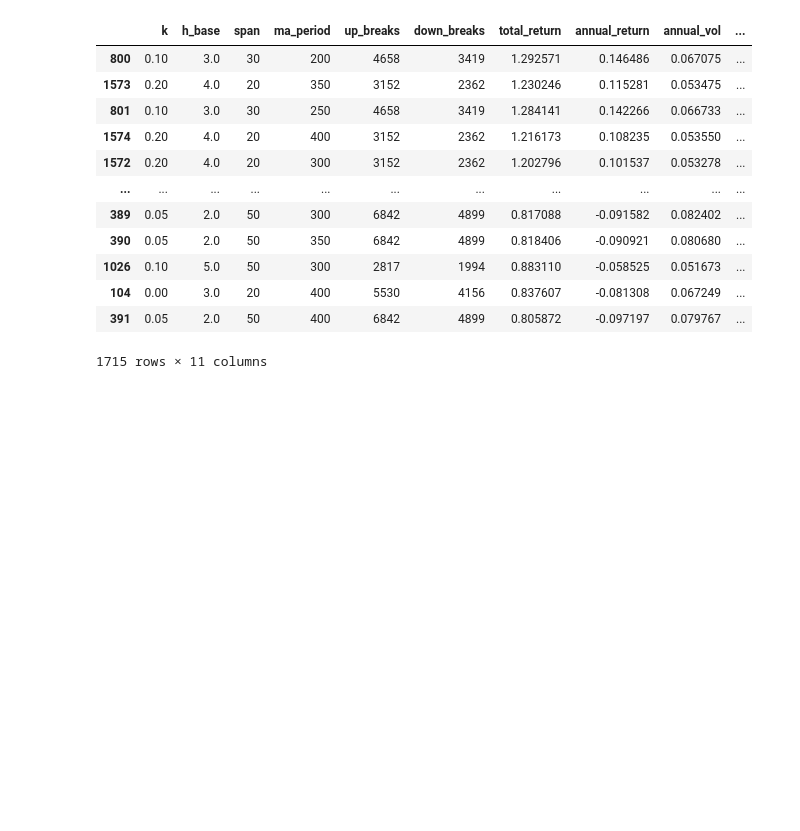
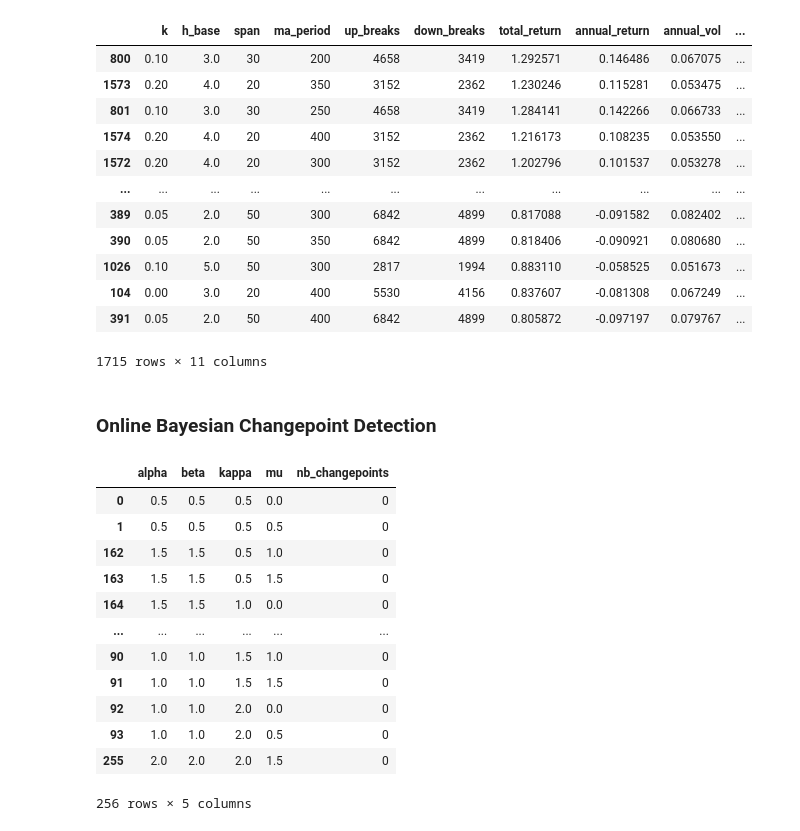
Before and after one commit to matthiasbouquet/advanced_algorithmic_trading, a Jupyter notebook: assignments/week_3/day_11.ipynb, the cells around one changed output. Cells and saved outputs as stored; diff of their text form; code cells hidden in the pictures; blank space fills up the shorter version.

```diff
--- a/assignments/week_3/day_11.ipynb
+++ b/assignments/week_3/day_11.ipynb
@@ -177,3 +184,5 @@ outputs_df
 # TODO: add transaction costs
 # TODO: identify market regimes where the strategy performs well/poorly
 # TODO: augment with other signals (VIX?)
+# %% [markdown]
+### Online Bayesian Changepoint Detection
@@ -179,0 +192,51 @@ outputs_df
+# %%
+lambda_ = 150
+alpha = 1
+beta  = 1
+kappa = 1
+mu    = 0
+
+# search for combination of parameters that yield at least 100 changepoints
+
+alphas = np.arange(0.5, 2.1, 0.5)
+betas = np.arange(0.5, 2.1, 0.5)
+kappas = np.arange(0.5, 2.1, 0.5)
+mus = np.arange(0, 1.6, 0.5)
+
+outputs = []
+
+for alpha in alphas:
+    for beta in betas:
+        for kappa in kappas:
+            for mu in mus:
+
+                bocd = BOCD(partial(constant_hazard, lambda_),
+                            StudentT(alpha, beta, kappa, mu), lambda_)
+                probas = bocd.run(ohlcv[['Close']])
+                bocd.changepoints
+
+                output = {}
+                output['alpha'] = alpha
+                output['beta'] = beta
+                output['kappa'] = kappa
+                output['mu'] = mu
+                output['nb_changepoints'] = len(bocd.changepoints)
+                outputs.append(output)
+
+outputs_df = pd.DataFrame(outputs)
+outputs_df = outputs_df.sort_values(by='nb_changepoints', ascending=False)
+outputs_df
+# %% [output]
+|  | alpha | beta | kappa | mu | nb_changepoints |
+| 0 | 0.5 | 0.5 | 0.5 | 0.0 | 0 |
+| 1 | 0.5 | 0.5 | 0.5 | 0.5 | 0 |
+| 162 | 1.5 | 1.5 | 0.5 | 1.0 | 0 |
+| 163 | 1.5 | 1.5 | 0.5 | 1.5 | 0 |
+| 164 | 1.5 | 1.5 | 1.0 | 0.0 | 0 |
+| ... | ... | ... | ... | ... | ... |
+| 90 | 1.0 | 1.0 | 1.5 | 1.0 | 0 |
+| 91 | 1.0 | 1.0 | 1.5 | 1.5 | 0 |
+| 92 | 1.0 | 1.0 | 2.0 | 0.0 | 0 |
+| 93 | 1.0 | 1.0 | 2.0 | 0.5 | 0 |
+| 255 | 2.0 | 2.0 | 2.0 | 1.5 | 0 |
+256 rows × 5 columns
```
Also changed, not shown: parts of 7 cells of this notebook, 2 other files.
